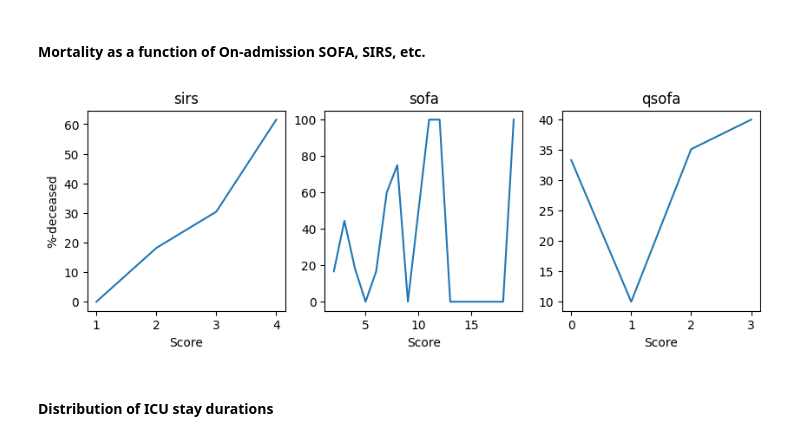
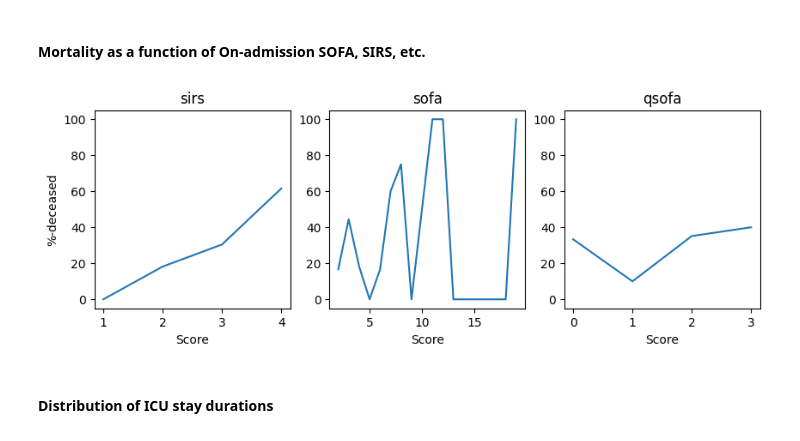
Before and after one commit to thomas097/Haemodynamic-Optimization-Reinforcement-Learning, a Jupyter notebook: exploratory_analysis/exploratory_data_analysis_mimic-iii-v1.4_v2.ipynb, the cells around one changed output. Drawn from its saved outputs; the diff is of its cells as text; code cells hidden in the pictures.

Commit message:
cleaned up mortality plots

```diff
--- a/exploratory_analysis/exploratory_data_analysis_mimic-iii-v1.4_v2.ipynb
+++ b/exploratory_analysis/exploratory_data_analysis_mimic-iii-v1.4_v2.ipynb
@@ -183,24 +183,25 @@ Name: diagnosis, Length: 95, dtype: int64
 # %%
 # Create df pairing expire_flag and severity scores by icustay_id
 cols1 = ['icustay_id', 'sirs', 'sofa', 'qsofa']
 cols2 = ['icustay_id', 'hospital_expire_flag']
 mortality_df = pd.merge(demographic_df[cols1], cohort_df[cols2], left_on='icustay_id', right_on='icustay_id', how='left')
 
 # Plot mortality rate as a function of disease severity
 scores = ['sirs', 'sofa', 'qsofa']
 
 plt.figure(figsize=(10, 3))
 for i, score in enumerate(scores):
     plt.subplot(1, len(scores), i + 1)
     group = mortality_df.groupby(score, sort=True)['hospital_expire_flag'].mean()
     plt.plot(group.index, group.values * 100)
     plt.title(score)
     if i == 0:
         plt.ylabel('%-deceased')
     plt.xlabel('Score')
+    plt.ylim(-5, 105)
 plt.show()
 # %% [output]
-[figure, old version]
+[figure, new version]
 # %% [markdown]
 #### Distribution of ICU stay durations
 # %%
```
